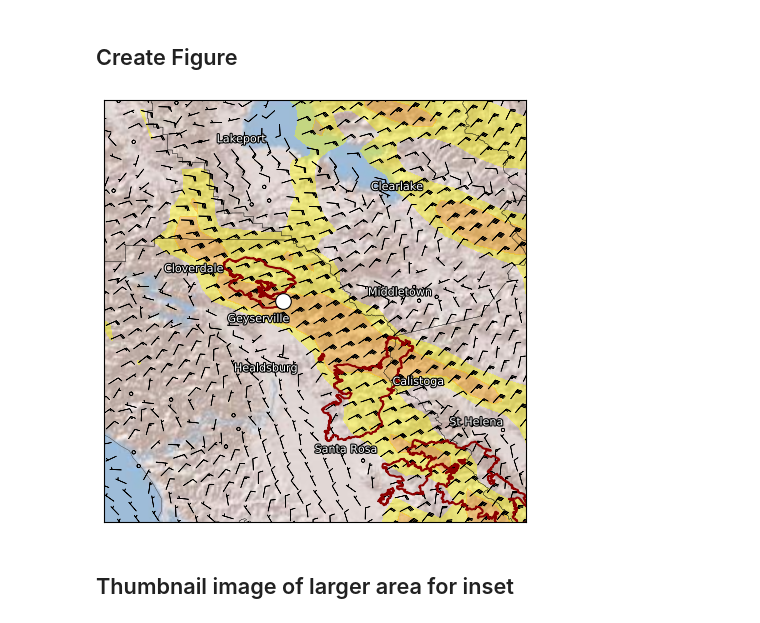
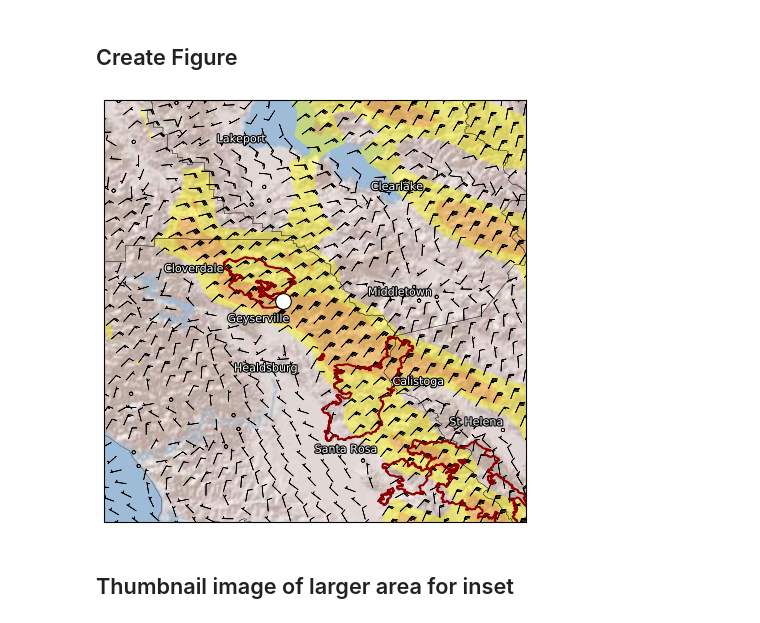
Before and after one commit to blaylockbk/pyBKB_v2, a Jupyter notebook: publications/OSG_Paper/Fig_01_Area-map-HRRR-winds-2017Oct09-0600UTC-surrounding-HWKC1.ipynb, the cells around one changed output. Cells and saved outputs as stored; diff of their text form; code cells hidden in the pictures.

Commit message:
updates: earth relative wind conversion

```diff
--- a/publications/OSG_Paper/Fig_01_Area-map-HRRR-winds-2017Oct09-0600UTC-surrounding-HWKC1.ipynb
+++ b/publications/OSG_Paper/Fig_01_Area-map-HRRR-winds-2017Oct09-0600UTC-surrounding-HWKC1.ipynb
@@ -93,13 +93,7 @@ m.arcgisimage(service='World_Shaded_Relief', dpi=1000)
 DATE = datetime(2017, 10, 9, 6)
 
 # Grab HRRR 10 m wind analysis
-Hu = get_hrrr_variable(DATE, 'UGRD:10 m', fxx=0, verbose=False)
-
-
-Hv = get_hrrr_variable(DATE, 'VGRD:10 m', fxx=0, verbose=False)
-
-# Convert U and V component to wind speed
-speed = wind_uv_to_spd(Hu['value'], Hv['value'])
+H_UV = get_hrrr_variable(DATE, 'UVGRD:10 m', fxx=0, verbose=False)
 # %% [markdown]
 ## Create Figure
 # %%
@@ -111,7 +105,7 @@ add_fireperim = True
 m.arcgisimage(service='World_Shaded_Relief', dpi=1000)
 
 # Contour high wind speeds
-m.contourf(lon, lat, speed,
+m.contourf(lon, lat, H_UV['SPEED'],
                     levels=[10, 15, 100],
                     colors=('yellow', 'orange'),
                     alpha=.4,
@@ -130,8 +124,8 @@ bfr=20
 thin=1
 Cgridlat = lat[x-bfr:x+bfr, y-bfr:y+bfr]
 Cgridlon = lon[x-bfr:x+bfr, y-bfr:y+bfr]
-CHu = Hu['value'][x-bfr:x+bfr, y-bfr:y+bfr]
-CHv = Hv['value'][x-bfr:x+bfr, y-bfr:y+bfr]
+CHu = H_UV['UGRD'][x-bfr:x+bfr, y-bfr:y+bfr]
+CHv = H_UV['VGRD'][x-bfr:x+bfr, y-bfr:y+bfr]
 m.barbs(Cgridlon[::thin,::thin], Cgridlat[::thin,::thin],
         CHu[::thin,::thin], CHv[::thin,::thin],
         zorder=2, length=4.5, linewidth=.65,
@@ -162,34 +156,34 @@ if add_cities:
     for c in cities:
         text = plt.text(cities[c][1], cities[c][0], c,
                         color='white', ha='center', va='center')
         text.set_path_effects([path_effects.Stroke(linewidth=2, foreground='black'),
                                path_effects.Normal()])
 
 
 if add_fireperim:
     pocket = '/uufs/chpc.utah.edu/common/home/u0553130/oper/HRRR_fires/fire_shapefiles/2017_pocket/ca_pocket_20171025_2130_dd83'
     m.readshapefile(pocket, 'pocket', drawbounds=False)
 
     tubbs = '/uufs/chpc.utah.edu/common/home/u0553130/oper/HRRR_fires/fire_shapefiles/2017_tubbs/ca_tubbs_20171025_2130_dd83'
     m.readshapefile(tubbs, 'tubbs', drawbounds=False)
 
     nuns = '/uufs/chpc.utah.edu/common/home/u0553130/oper/HRRR_fires/fire_shapefiles/2017_nuns/ca_nuns_20171025_2130_dd83'
     m.readshapefile(nuns, 'nuns', drawbounds=False)
 
     for info, shape in zip(m.pocket, m.pocket):
         fire_x, fir_y = zip(*shape)
         m.plot(fire_x, fir_y, marker=None, color='darkred')
     for info, shape in zip(m.tubbs, m.tubbs):
         fire_x, fir_y = zip(*shape)
         m.plot(fire_x, fir_y, marker=None, color='darkred')
     for info, shape in zip(m.nuns, m.nuns):
         fire_x, fir_y = zip(*shape)
         m.plot(fire_x, fir_y, marker=None, color='darkred')
 
 
 plt.savefig('./figs/Fig_01_Area-map-HRRR-winds')
 # %% [output]
-[figure, old version]
+[figure, new version]
 # %% [markdown]
 ## Thumbnail image of larger area for inset
 # %%
```
Also changed, not shown: 7 other files.
